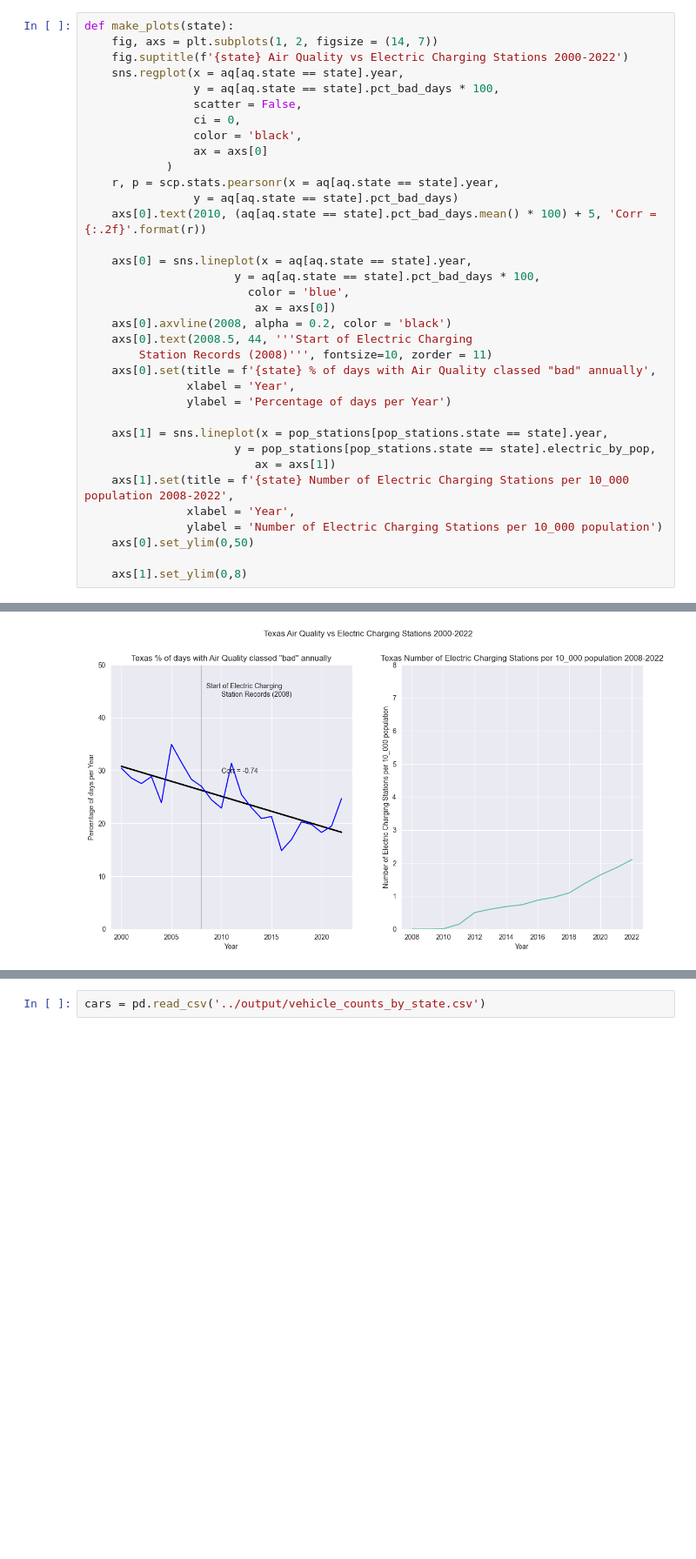
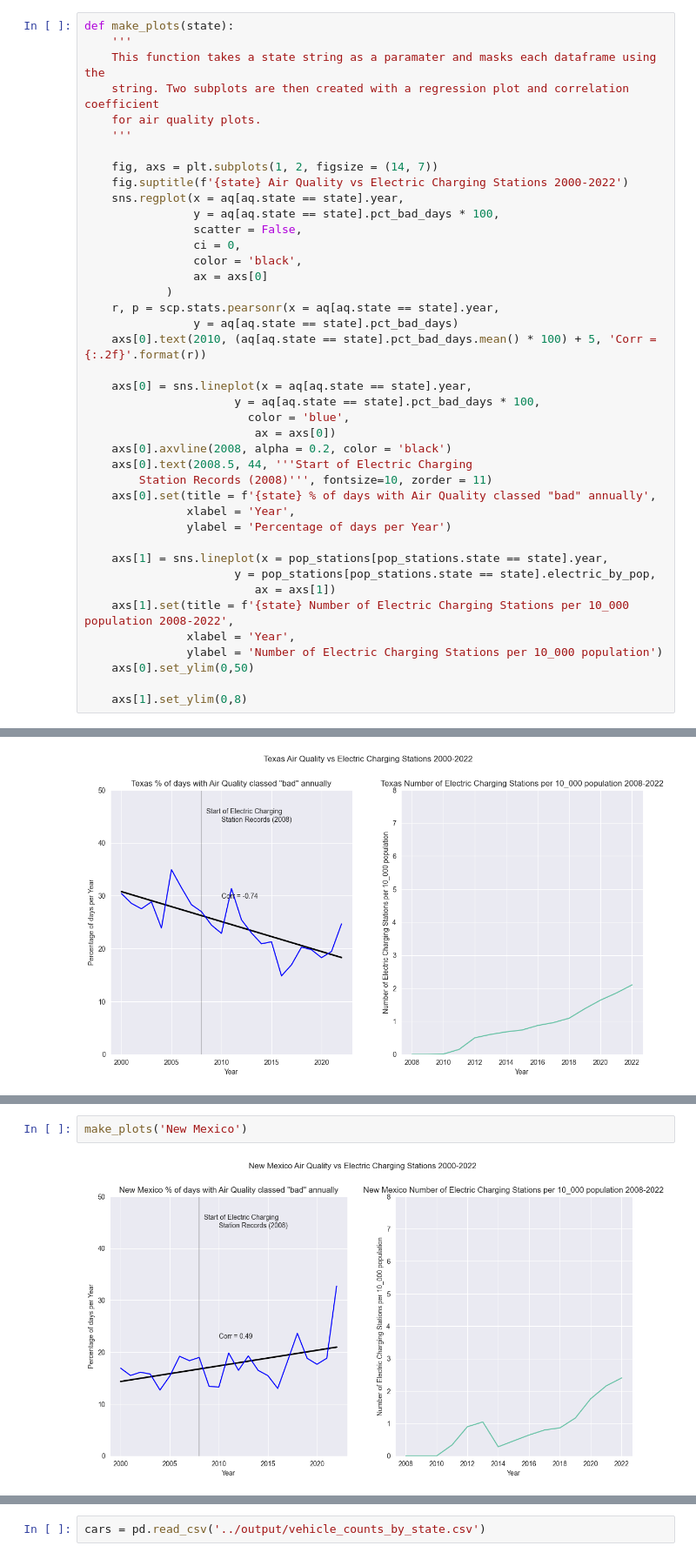
Before and after one commit to boay00/group-project-ev, a Jupyter notebook: code/Part-2_eda.ipynb, the cells around one changed output, grey strips where cells are left out. Shown at 87% size. Saved outputs shown, nothing was run; the diff lists cells and outputs as text; blank space fills up the shorter version.

```diff
--- a/code/Part-2_eda.ipynb
+++ b/code/Part-2_eda.ipynb
@@ -894,5 +1011,11 @@ axs[0].set_ylim(0,50)
 # %%
 def make_plots(state):
+    '''
+    This function takes a state string as a paramater and masks each dataframe using the
+    string. Two subplots are then created with a regression plot and correlation coefficient
+    for air quality plots.
+    '''
+
     fig, axs = plt.subplots(1, 2, figsize = (14, 7))
     fig.suptitle(f'{state} Air Quality vs Electric Charging Stations 2000-2022')
     sns.regplot(x = aq[aq.state == state].year,
@@ -932,0 +1063,4 @@ make_plots('Texas')
+# %%
+make_plots('New Mexico')
+# %% [output]
+[figure, added]
```
Also changed, not shown: parts of 28 cells of this notebook, 1 other file.
